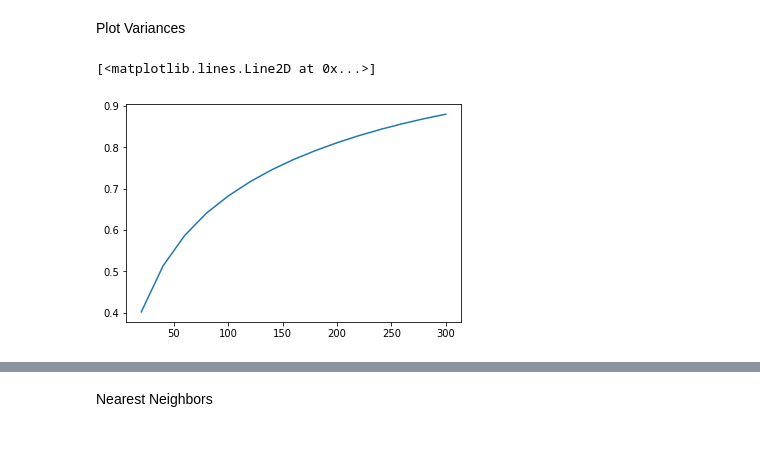
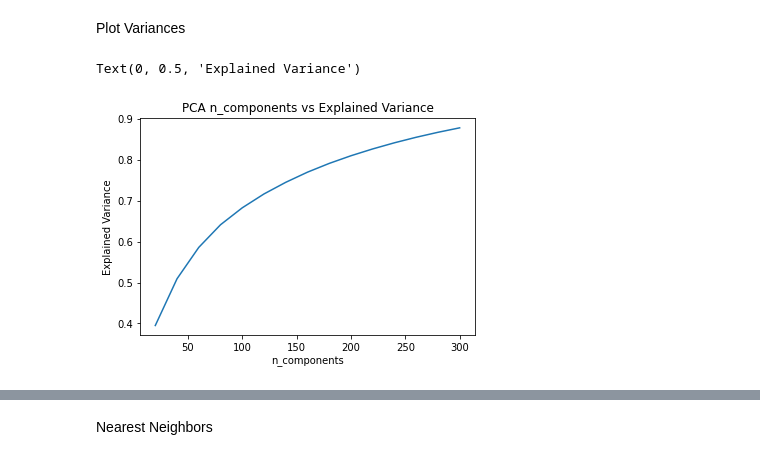
Before and after one commit to unit0113/CAP4770Project, a Jupyter notebook: model_3.ipynb, the cells around one changed output, grey strips where cells are left out. Cells and saved outputs as stored; diff of their text form; code cells hidden in the pictures.

```diff
--- a/model_3.ipynb
+++ b/model_3.ipynb
@@ -138,9 +143,12 @@ from matplotlib import pyplot as plt
 %matplotlib inline
 # %%
 plt.plot(range(20, 301, 20), var_ratio)
+plt.title("PCA n_components vs Explained Variance")
+plt.xlabel("n_components")
+plt.ylabel("Explained Variance")
 # %% [output]
-[<matplotlib.lines.Line2D at 0x...>]
+Text(0, 0.5, 'Explained Variance')
-[figure, old version]
+[figure, new version]
 # %%
 pca = PCA(n_components=200)
 train_pca = pca.fit_transform(train.values)
```
Also changed, not shown: parts of 13 cells of this notebook.
